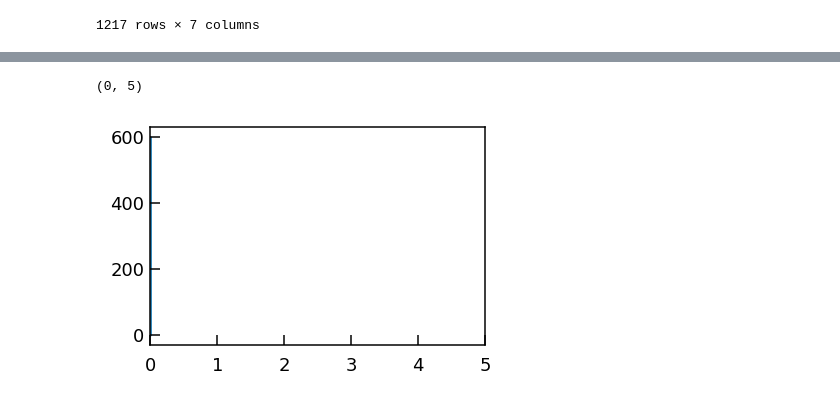
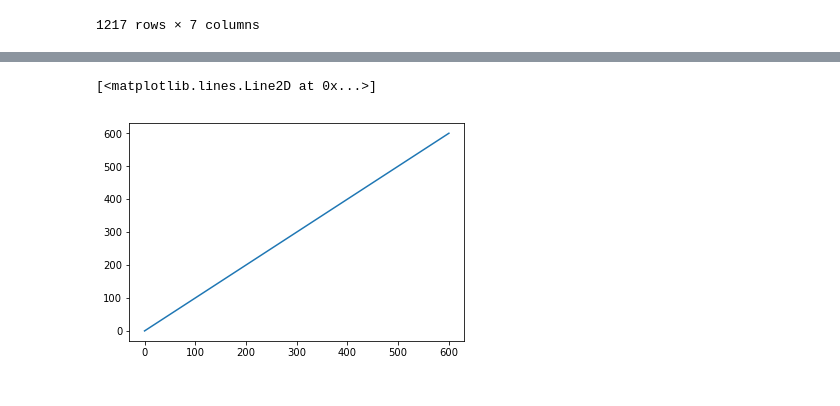
Before and after one commit to megbedell/hackaas2018, a Jupyter notebook: dev.ipynb, the cells around one changed output, grey strips where cells are left out. Cells and saved outputs as stored; diff of their text form; code cells hidden in the pictures.

```diff
--- a/dev.ipynb
+++ b/dev.ipynb
@@ -173,6 +148,0 @@ testplot(Periods, YPositions, df.StRadius, df.StTeff, s=1)
-# %%
-plt.scatter(df.PeriodRatio,df.StarInt[np.argsort(np.asarray(df.StTeff))],s=1)
-plt.xlim(0,5)
-# %% [output]
-(0, 5)
-[figure, removed]
@@ -180,0 +149,5 @@ df.keys()
+# %%
+plt.plot(df.StarInt.unique())
+# %% [output]
+[<matplotlib.lines.Line2D at 0x...>]
+[figure, added]
```
Also changed, not shown: parts of 11 cells of this notebook, 3 other files.
